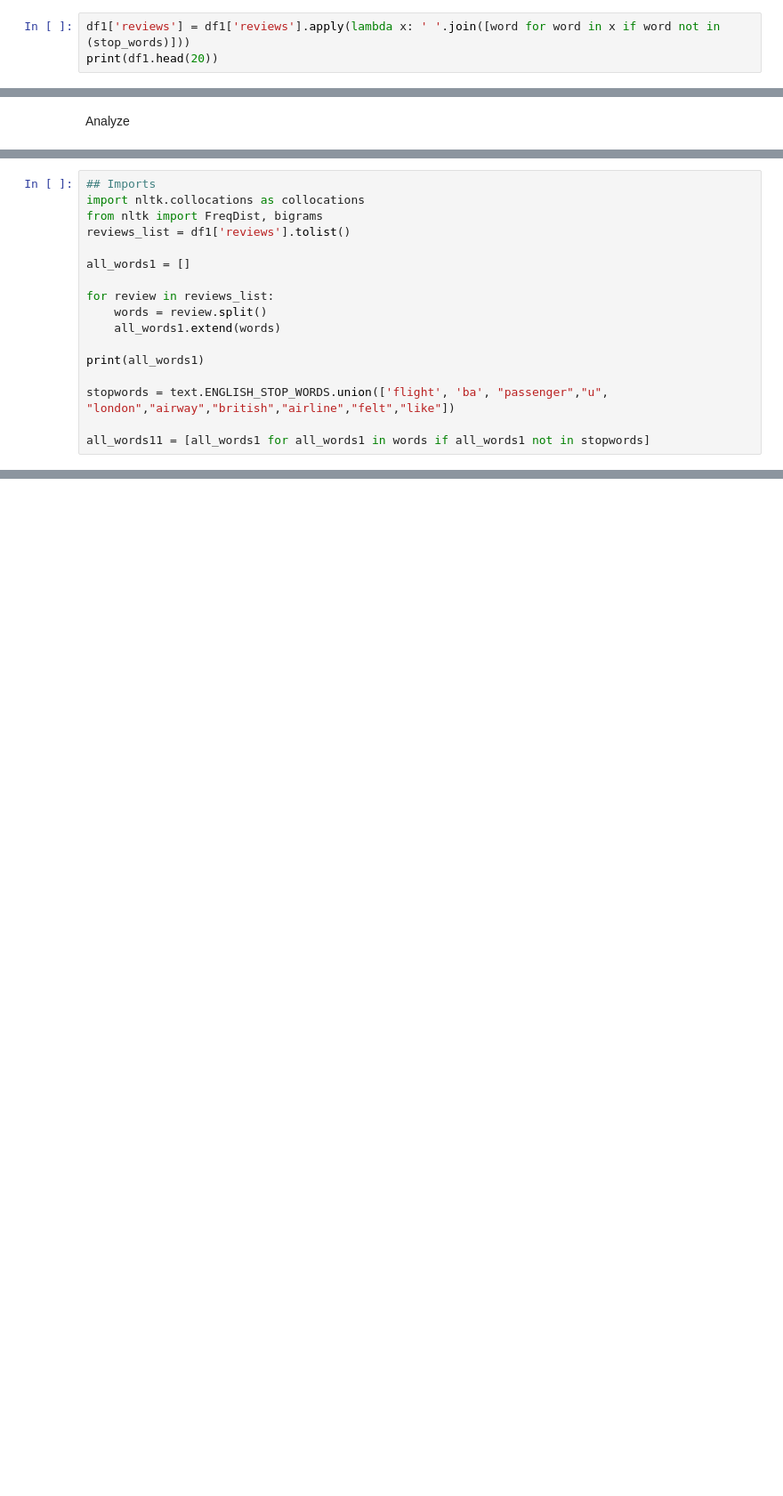
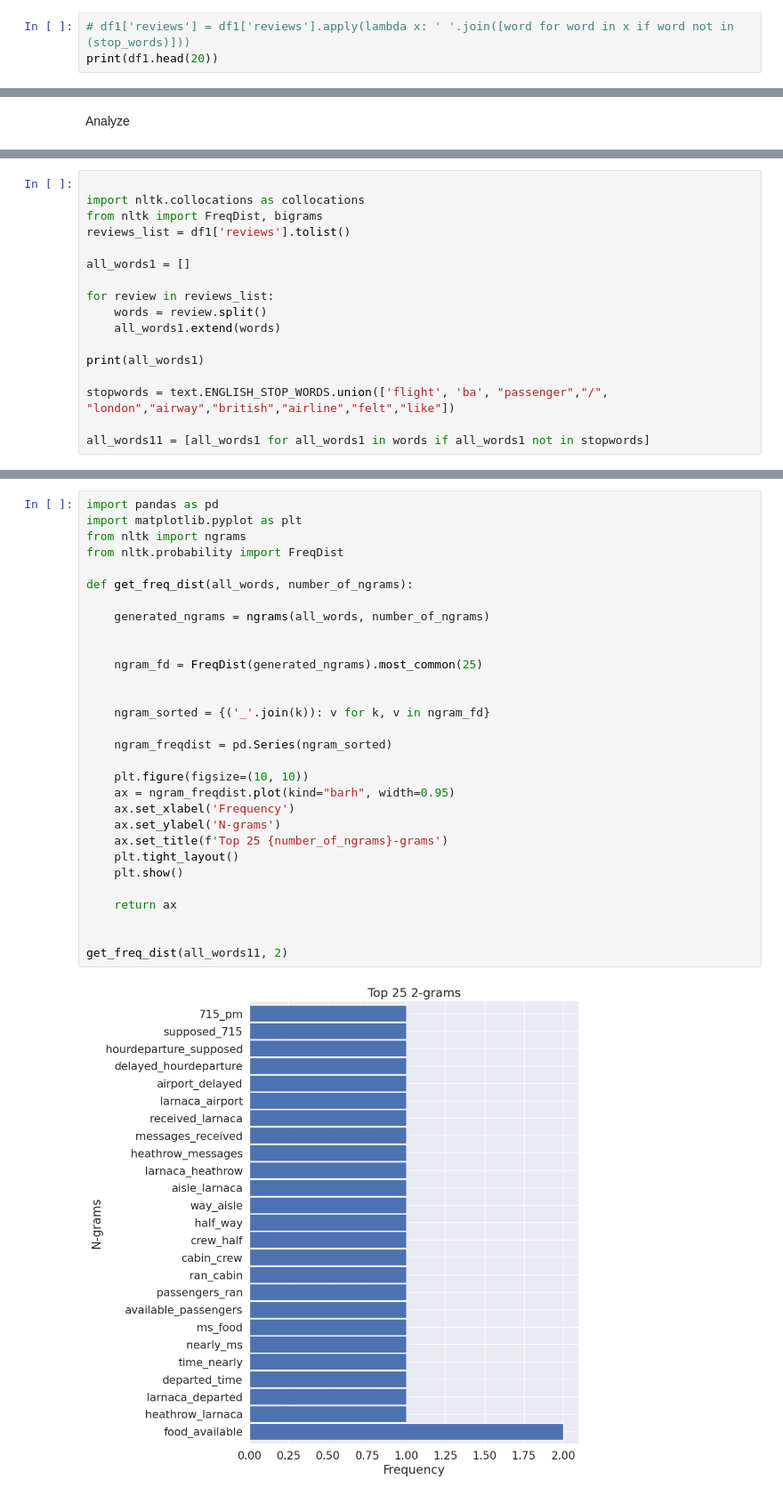
Before and after one commit to yveyct/Social-Media-and-Web-Analytics, a Jupyter notebook: social_media_and_web_analytics.ipynb, the cells around one changed output, grey strips where cells are left out. Shown at 89% size. Cells and saved outputs as stored; diff of their text form; blank space fills up the shorter version.

```diff
--- a/social_media_and_web_analytics.ipynb
+++ b/social_media_and_web_analytics.ipynb
@@ -184,5 +179,5 @@ print(df1.iloc[1,1])
 # %%
-df1['reviews'] = df1['reviews'].apply(lambda x: ' '.join([word for word in x if word not in (stop_words)]))
+# df1['reviews'] = df1['reviews'].apply(lambda x: ' '.join([word for word in x if word not in (stop_words)]))
 print(df1.head(20))
 # %% [output]
     Unnamed: 0                                            reviews
@@ -340,5 +355,5 @@ plt.xticks(rotation=30)
 # %%
-## Imports
+
 import nltk.collocations as collocations
 from nltk import FreqDist, bigrams
 reviews_list = df1['reviews'].tolist()
@@ -351,6 +366,6 @@ for review in reviews_list:
 
 print(all_words1)
 
-stopwords = text.ENGLISH_STOP_WORDS.union(['flight', 'ba', "passenger","u", "london","airway","british","airline","felt","like"])
+stopwords = text.ENGLISH_STOP_WORDS.union(['flight', 'ba', "passenger","/", "london","airway","british","airline","felt","like"])
 
 all_words11 = [all_words1 for all_words1 in words if all_words1 not in stopwords]
@@ -381,0 +374,32 @@ get_freq_dist(all_words11,3)
+# %%
+import pandas as pd
+import matplotlib.pyplot as plt
+from nltk import ngrams
+from nltk.probability import FreqDist
+
+def get_freq_dist(all_words, number_of_ngrams):
+
+    generated_ngrams = ngrams(all_words, number_of_ngrams)
+
+
+    ngram_fd = FreqDist(generated_ngrams).most_common(25)
+
+
+    ngram_sorted = {('_'.join(k)): v for k, v in ngram_fd}
+
+    ngram_freqdist = pd.Series(ngram_sorted)
+
+    plt.figure(figsize=(10, 10))
+    ax = ngram_freqdist.plot(kind="barh", width=0.95)
+    ax.set_xlabel('Frequency')
+    ax.set_ylabel('N-grams')
+    ax.set_title(f'Top 25 {number_of_ngrams}-grams')
+    plt.tight_layout()
+    plt.show()
+
+    return ax
+
+
+get_freq_dist(all_words11, 2)
+# %% [output]
+[figure, added]
```
Also changed, not shown: parts of 25 cells of this notebook.
